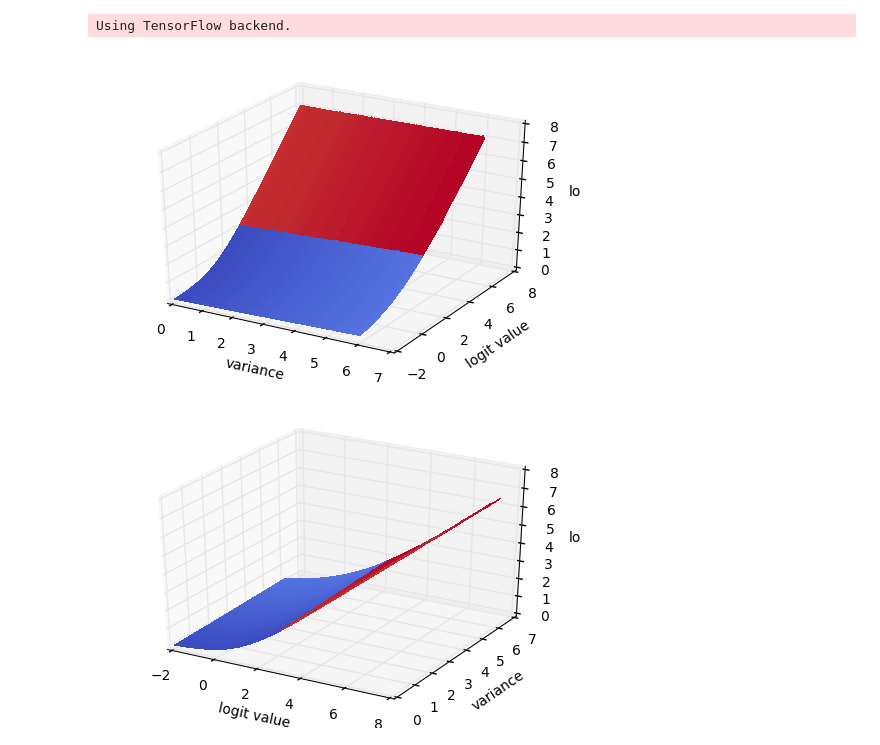
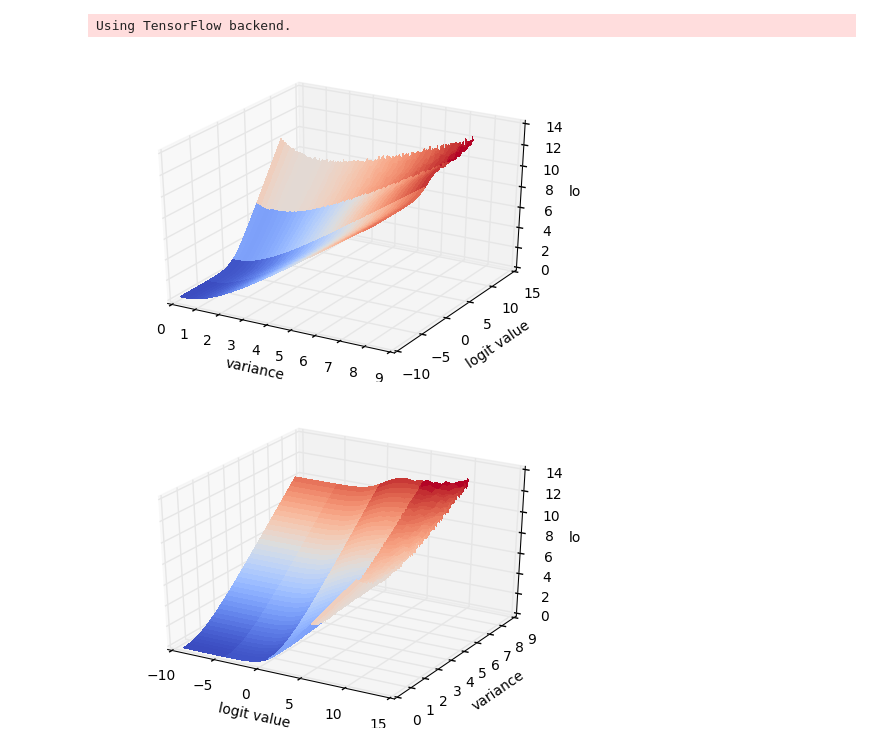
Before and after one commit to kyle-dorman/bayesian-neural-network-blogpost, a Jupyter notebook: analyze_aleatoric_uncertainty.ipynb, the cells around one changed output. Cells and saved outputs as stored; diff of their text form; code cells hidden in the pictures.

```diff
--- a/analyze_aleatoric_uncertainty.ipynb
+++ b/analyze_aleatoric_uncertainty.ipynb
@@ -19,18 +19,22 @@ Using TensorFlow backend.
 # N data points, C classes, T monte carlo simulations
 # true - true values. Shape: (N, C)
 # pred_var - predicted logit values and variance. Shape: (N, C + 1)
-# returns - loss (N, C)
+# returns - loss (N,)
 def bayesian_categorical_crossentropy(T, num_classes):
   def bayesian_categorical_crossentropy_internal(true, pred_var):
-    # shape: [N, 1]
-    std_vals = K.sqrt(pred_var[:, num_classes:])
-    # shape: [N, C]
-    std = true * std_vals
+    # shape: (N, C)
+    std = true * K.sqrt(pred_var[:, num_classes:])
+    # shape: (N,)
+    variance = pred_var[:, num_classes] + K.ones_like(pred_var[:, num_classes])
+    # shape: (N, C)
     pred = pred_var[:, 0:num_classes]
+    # shape: (T,)
     iterable = K.variable(np.ones(T))
     dist = distributions.Normal(loc=K.zeros_like(std), scale=std)
-    monte_carlo_results = K.map_fn(gaussian_categorical_crossentropy(true, pred, dist), iterable, name='monte_carlo_results')
-    return K.mean(monte_carlo_results, axis=0)
+    # shape: (N,)
+    undistorted_loss = K.categorical_crossentropy(pred, true, from_logits=True)
+    monte_carlo_results = K.map_fn(gaussian_categorical_crossentropy(true, pred, dist, undistorted_loss), iterable, name='monte_carlo_results')
+    return K.mean(monte_carlo_results, axis=0) * orig_loss + orig_loss + K.pow(K.log(variance), 3)
   return bayesian_categorical_crossentropy_internal
 
 # for a single monte carlo simulation,
@@ -39,18 +43,20 @@ def bayesian_categorical_crossentropy(T, num_classes):
 #   noise vs true values.
 # true - true values. Shape: (N, C)
 # pred - predicted logit values. Shape: (N, C)
-# dist - normal distribution to sample from. Shape: (N)
-# returns - total differences for all classes (N)
-def gaussian_categorical_crossentropy(true, pred, dist):
+# dist - normal distribution to sample from. Shape: (N, C)
+# undistorted_loss - the crossentropy loss without variance distortion. Shape: (N,)
+# returns - total differences for all classes (N,)
+def gaussian_categorical_crossentropy(true, pred, dist, undistorted_loss):
   def map_fn(i):
-    return K.categorical_crossentropy(pred + dist.sample(1), true, from_logits=True)
+    distorted_loss = K.categorical_crossentropy(pred + dist.sample(1), true, from_logits=True)
+    diff = undistorted_loss - distorted_loss
+    return -K.elu(diff)
   return map_fn
 # %%
 def loss_matrix(min_x=-4, max_x=4, min_y=0, max_y=100):
   loss_fn = bayesian_categorical_crossentropy(10000, 2)
 
   correct_val = 1.0
-#   third_val = 0.0
 
   X = [1.0 + x/2 for x in range(min_x, max_x+1)]
   Y = [0.000000001 + y/50 for y in range(min_y, max_y+1)]
@@ -64,26 +70,26 @@ def loss_matrix(min_x=-4, max_x=4, min_y=0, max_y=100):
       predictions.append([correct_val, x, y])
 
   pred_count = len(predictions)
-  true = K.variable(np.hstack((np.ones((pred_count, 1)), np.zeros((pred_count, 1)), )))
+  true = K.variable(np.hstack((np.ones((pred_count, 1)), np.zeros((pred_count, 1)))))
   pred_var = K.variable(np.array(predictions))
   Z = K.eval(loss_fn(true, pred_var))
   Z = np.reshape(Z, (len(X), len(X[0])))
   return (X, Y, Z)
+# %%
+X, Y, Z = loss_matrix(min_x=-20, max_x=20, max_y=400)
 # %%
 from mpl_toolkits.mplot3d import Axes3D
-X, Y, Z = loss_matrix(min_x=-6, max_x=14, max_y=300)
 fig = plt.figure()
 ax = fig.add_subplot(111, projection='3d')
 ax.plot_surface(Y, X, Z, cmap=plt.cm.coolwarm, linewidth=0, antialiased=False)
 ax.set_xlabel('variance')
 ax.set_ylabel('logit value')
 ax.set_zlabel('loss')
 plt.show()
 # %% [output]
-[figure, old version]
+[figure, new version]
 # %%
 from mpl_toolkits.mplot3d import Axes3D
-X, Y, Z = loss_matrix(min_x=-6, max_x=14, max_y=300)
 fig = plt.figure()
 ax = fig.add_subplot(111, projection='3d')
 ax.plot_surface(X, Y, Z, cmap=plt.cm.coolwarm, linewidth=0, antialiased=False)
@@ -92,4 +98,4 @@ ax.set_ylabel('variance')
 ax.set_zlabel('loss')
 plt.show()
 # %% [output]
-[figure, old version]
+[figure, new version]
```
Also changed, not shown: parts of 26 cells of this notebook, 8 other files.
